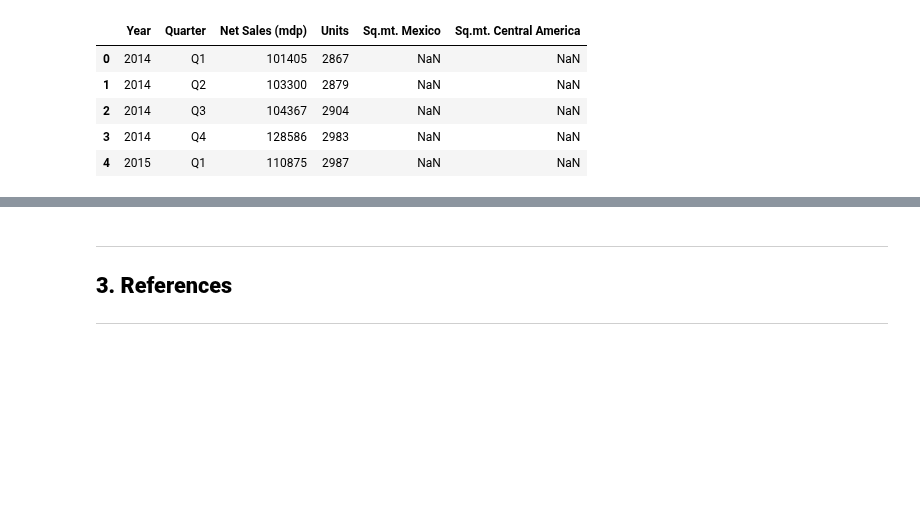
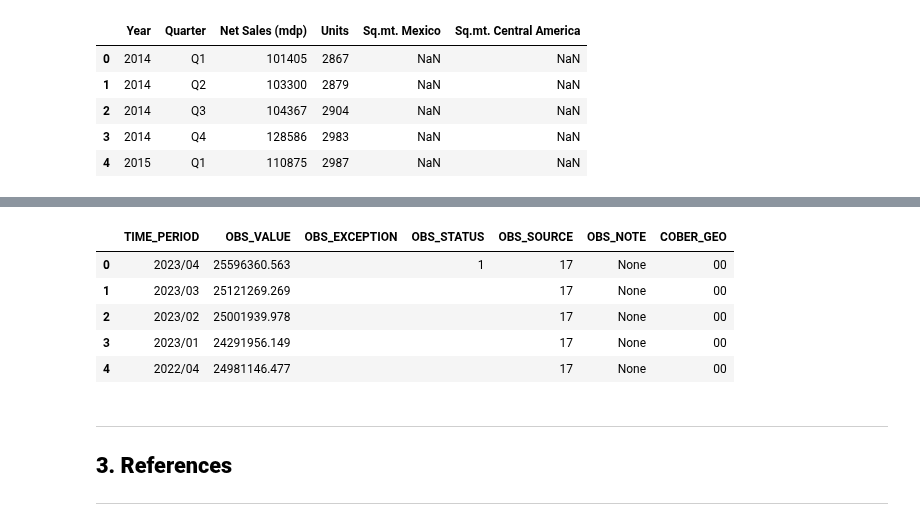
Before and after one commit to DanielEduardoLopez/SalesForecasting, a Jupyter notebook: 1_SalesPrediction_DataCollection.ipynb, the cells around one changed output, grey strips where cells are left out. Saved outputs shown, nothing was run; the diff lists cells and outputs as text; code cells hidden in the pictures; blank space fills up the shorter version.

```diff
--- a/1_SalesPrediction_DataCollection.ipynb
+++ b/1_SalesPrediction_DataCollection.ipynb
@@ -153,3 +145,21 @@ OSError: [Errno 22] Invalid argument: '\n{"Header":{"Name":"Datos compactos BIE"
+# %%
+# Loading GDP data
+with open("pib_data.json", "r") as read_file:
+    gdp_json = json.load(read_file)
+# %%
+# Retrieving series
+gdp_dict = gdp_json["Series"][0]["OBSERVATIONS"]
+# %%
+# Converting dict into a dataframe
+gdp_df = pd.DataFrame.from_dict(gdp_dict, orient='columns')
+gdp_df.head()
+# %% [output]
+|  | TIME_PERIOD | OBS_VALUE | OBS_EXCEPTION | OBS_STATUS | OBS_SOURCE | OBS_NOTE | COBER_GEO |
+| 0 | 2023/04 | 25596360.563 |  | 1 | 17 | None | 00 |
+| 1 | 2023/03 | 25121269.269 |  |  | 17 | None | 00 |
+| 2 | 2023/02 | 25001939.978 |  |  | 17 | None | 00 |
+| 3 | 2023/01 | 24291956.149 |  |  | 17 | None | 00 |
+| 4 | 2022/04 | 24981146.477 |  |  | 17 | None | 00 |
 # %% [markdown]
 <a class="anchor" id="references"></a>
 ___
```
Also changed, not shown: parts of 2 cells of this notebook, 1 other file.
